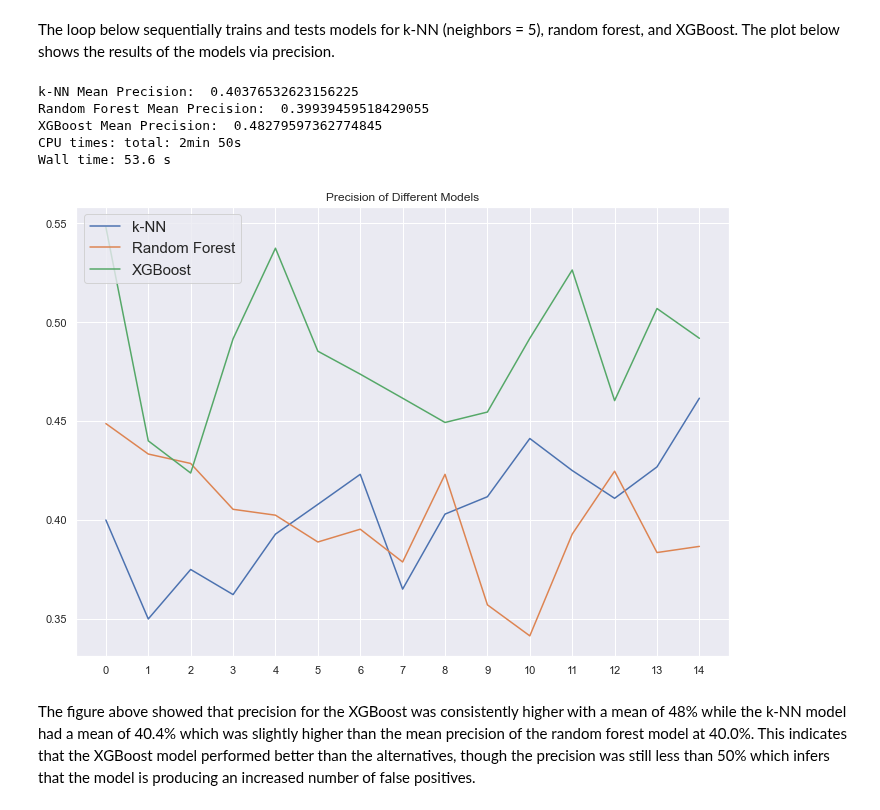
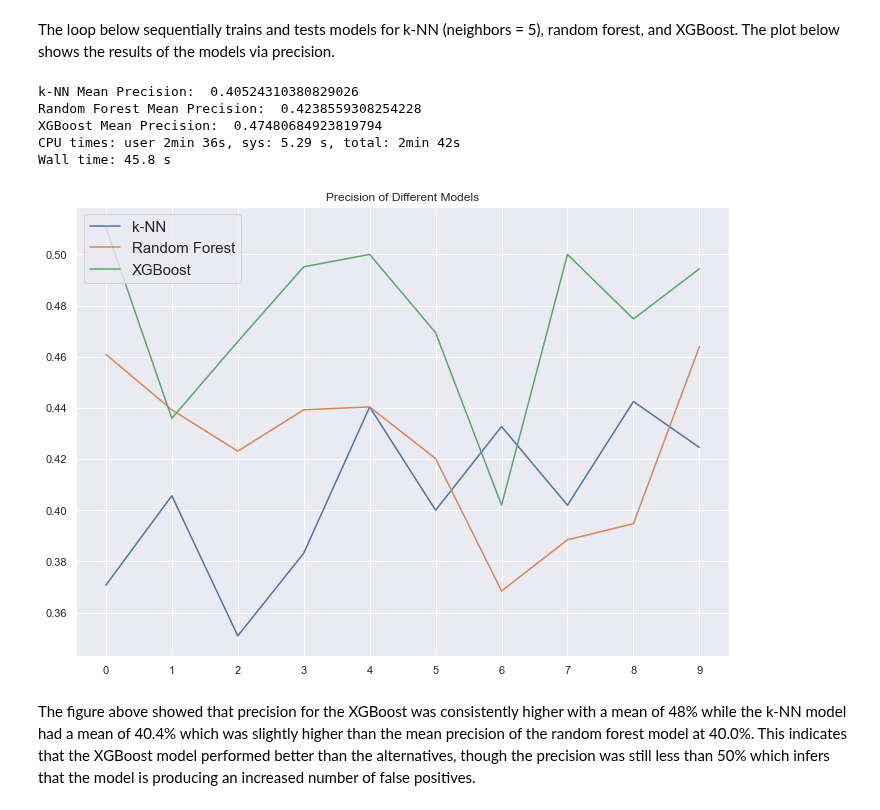
Before and after one commit to ChadKwong/DDSMachineLearning1, a Jupyter notebook: Lab 2/Lab 2.ipynb, the cells around one changed output. Cells and saved outputs as stored; diff of their text form; code cells hidden in the pictures.

```diff
--- a/Lab 2/Lab 2.ipynb
+++ b/Lab 2/Lab 2.ipynb
@@ -310,7 +322,7 @@ xVal = x.values
 
 #Setting Parameters
 randomState = 777
-splits = 15
+splits = 10
 neighbors = 5
 
 #Declaring CV object
@@ -354,42 +366,42 @@ for trainIndices, testIndices in cvStrat.split(xVal,y):
     #Scaled XGBoost training
     xgb.fit(xTrain, yTrainBin)
     yHatXgb = xgb.predict(xTest)
-    xgbAccs.append(mt.precision_score(yTestBin, yHatXgb))
+    xgbAccs.append(mt.precision_score(yTestBin, yHatXgb, pos_label=1))
 
     #Scaled Random Forrest Training
     rf.fit(xTrain, yTrainBin)
     yhat = rf.predict(xTest)
-    rfAccs.append(mt.precision_score(yTestBin, yhat))
+    rfAccs.append(mt.precision_score(yTestBin, yhat, pos_label=1))
 
 
 with warnings.catch_warnings(record=True):
     print("k-NN Mean Precision: ", pd.Series(knnAccs).mean(),
           "\nRandom Forest Mean Precision: ", pd.Series(rfAccs).mean(),
           "\nXGBoost Mean Precision: ", pd.Series(xgbAccs).mean()
          )
     normalPlot = plt.figure(1)
 
     knnAccs = pd.Series(data = knnAccs)
     knnAccs.plot()
 
     rfAccs = pd.Series(data = rfAccs)
     rfAccs.plot()
 
     xgbAccs = pd.Series(data = xgbAccs)
     xgbAccs.plot()
 
     plt.xticks(np.arange(0, splits, 1))
     plt.title("Precision of Different Models")
     plt.legend(loc="upper left", labels = ['k-NN', 'Random Forest','XGBoost'], prop={'size': 15})
 
     normalPlot.show()
 # %% [output]
-k-NN Mean Precision:  0.40376532623156225
-Random Forest Mean Precision:  0.39939459518429055
-XGBoost Mean Precision:  0.48279597362774845
-CPU times: total: 2min 50s
-Wall time: 53.6 s
+k-NN Mean Precision:  0.40524310380829026
+Random Forest Mean Precision:  0.4238559308254228
+XGBoost Mean Precision:  0.47480684923819794
+CPU times: user 2min 36s, sys: 5.29 s, total: 2min 42s
+Wall time: 45.8 s
-[figure, old version]
+[figure, new version]
 # %% [markdown]
 The figure above showed that precision for the XGBoost was consistently higher with a mean of 48% while the k-NN model had a mean of 40.4% which was slightly higher than the mean precision of the random forest model at 40.0%. This indicates that the XGBoost model performed better than the alternatives, though the precision was still less than 50% which infers that the model is producing an increased number of false positives.
 # %%
```
Also changed, not shown: parts of 54 cells of this notebook.
